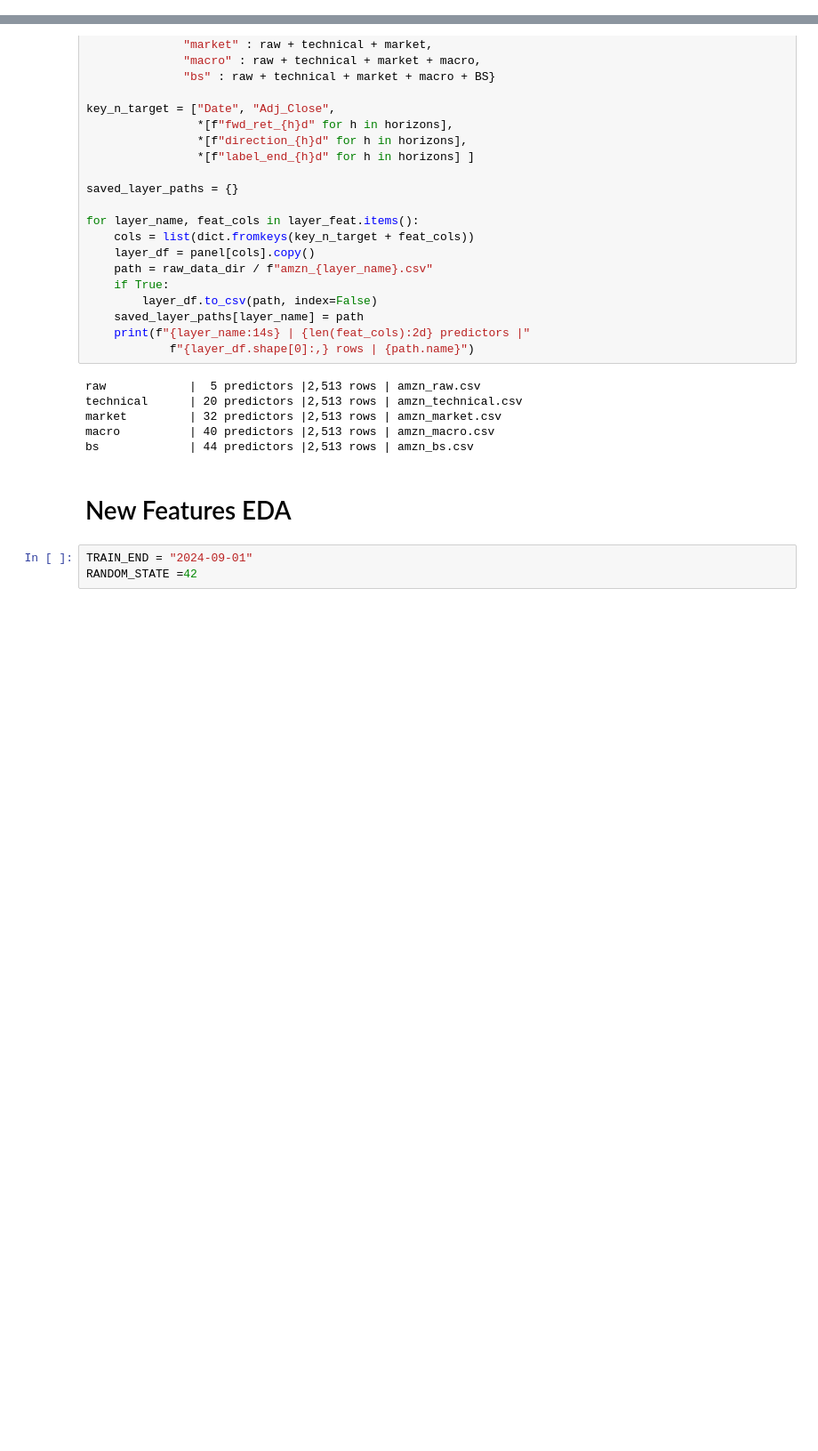
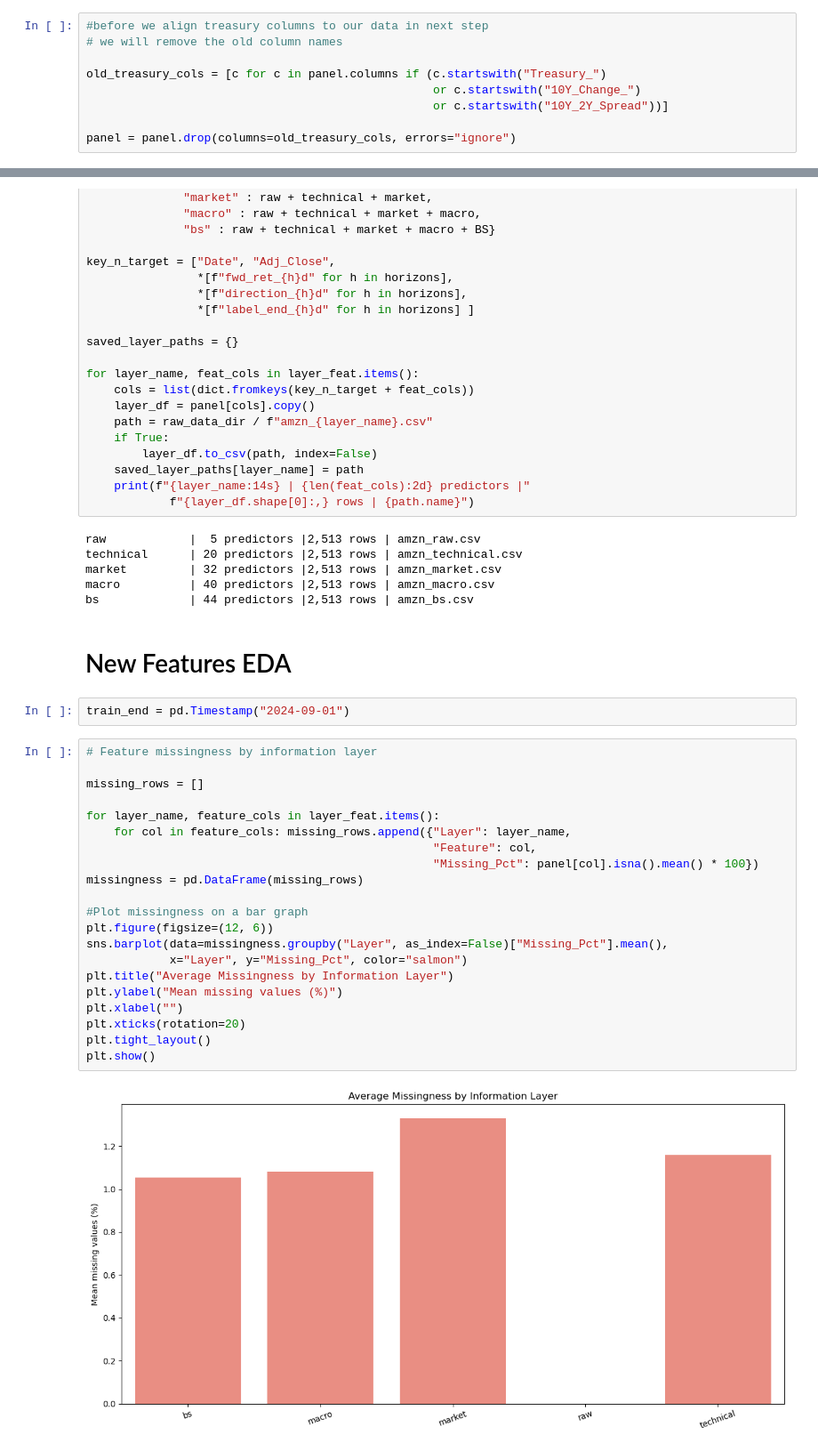
Before and after one commit to An-n-nie/CapSTOKED, a Jupyter notebook: notebooks/03_amzn_walk_forward_feature_layers.ipynb, the cells around one changed output, grey strips where cells are left out. Shown at 89% size. Cells and saved outputs as stored; diff of their text form; blank space fills up the shorter version.

```diff
--- a/notebooks/03_amzn_walk_forward_feature_layers.ipynb
+++ b/notebooks/03_amzn_walk_forward_feature_layers.ipynb
@@ -350,4 +357,13 @@ Relative_Return_63d       2.544732
 Rolling_Beta_SPY_20d      1.590457
 Rolling_Beta_SPY_60d      4.771372
 dtype: float64
+# %%
+#before we align treasury columns to our data in next step
+# we will remove the old column names
+
+old_treasury_cols = [c for c in panel.columns if (c.startswith("Treasury_")
+                                                  or c.startswith("10Y_Change_")
+                                                  or c.startswith("10Y_2Y_Spread"))]
+
+panel = panel.drop(columns=old_treasury_cols, errors="ignore")
 # %%
@@ -508,5 +539,27 @@ bs             | 44 predictors |2,513 rows | amzn_bs.csv
 # %% [markdown]
 # New Features EDA
 # %%
-TRAIN_END = "2024-09-01"
-RANDOM_STATE =42
+train_end = pd.Timestamp("2024-09-01")
+# %%
+# Feature missingness by information layer
+
+missing_rows = []
+
+for layer_name, feature_cols in layer_feat.items():
+    for col in feature_cols: missing_rows.append({"Layer": layer_name,
+                                                  "Feature": col,
+                                                  "Missing_Pct": panel[col].isna().mean() * 100})
+missingness = pd.DataFrame(missing_rows)
+
+#Plot missingness on a bar graph
+plt.figure(figsize=(12, 6))
+sns.barplot(data=missingness.groupby("Layer", as_index=False)["Missing_Pct"].mean(),
+            x="Layer", y="Missing_Pct", color="salmon")
+plt.title("Average Missingness by Information Layer")
+plt.ylabel("Mean missing values (%)")
+plt.xlabel("")
+plt.xticks(rotation=20)
+plt.tight_layout()
+plt.show()
+# %% [output]
+[figure, added]
```
Also changed, not shown: parts of 43 cells of this notebook.
